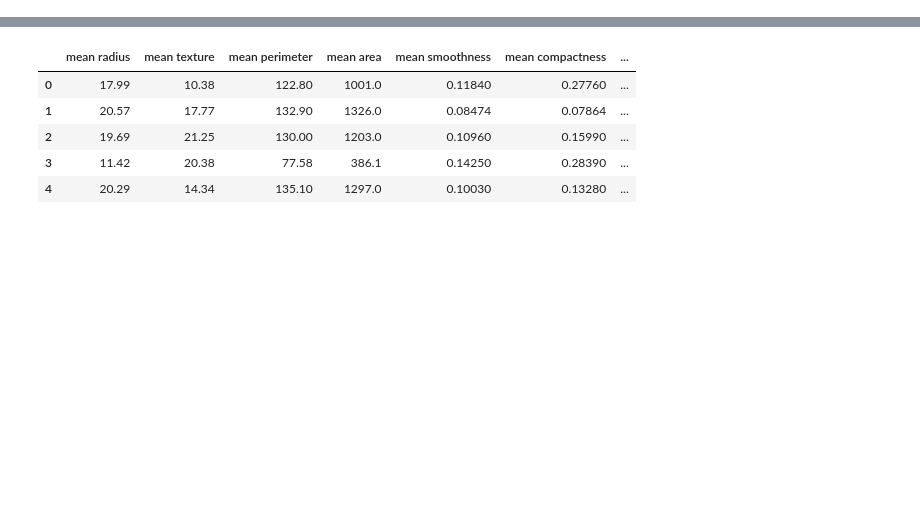
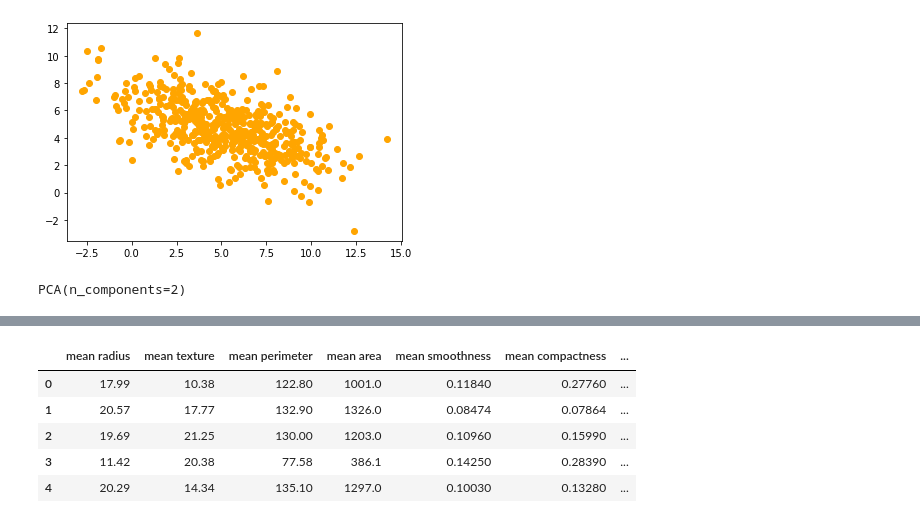
Before and after one commit to peisuke/ml-works, a Jupyter notebook: 7/7_1.ipynb, the cells around one changed output, grey strips where cells are left out. Saved outputs shown, nothing was run; the diff lists cells and outputs as text; code cells hidden in the pictures; blank space fills up the shorter version.

```diff
--- a/7/7_1.ipynb
+++ b/7/7_1.ipynb
@@ -13,0 +23,17 @@ from sklearn.preprocessing import StandardScaler
+# %%
+# データの生成
+mu = [5, 5]
+sigma = [[8, -3], [-3, 4]]
+X = np.random.multivariate_normal(mu, sigma, 500)
+
+# データをプロット
+plt.scatter(X[:,0], X[:,1], c='orange')
+plt.show()
+# %% [output]
+[figure, added]
+# %%
+# 主成分分析の実行（主成分を2本まで計算）
+pca = PCA(n_components=2)
+pca.fit(X)
+# %% [output]
+PCA(n_components=2)
```
Also changed, not shown: parts of 9 cells of this notebook.
